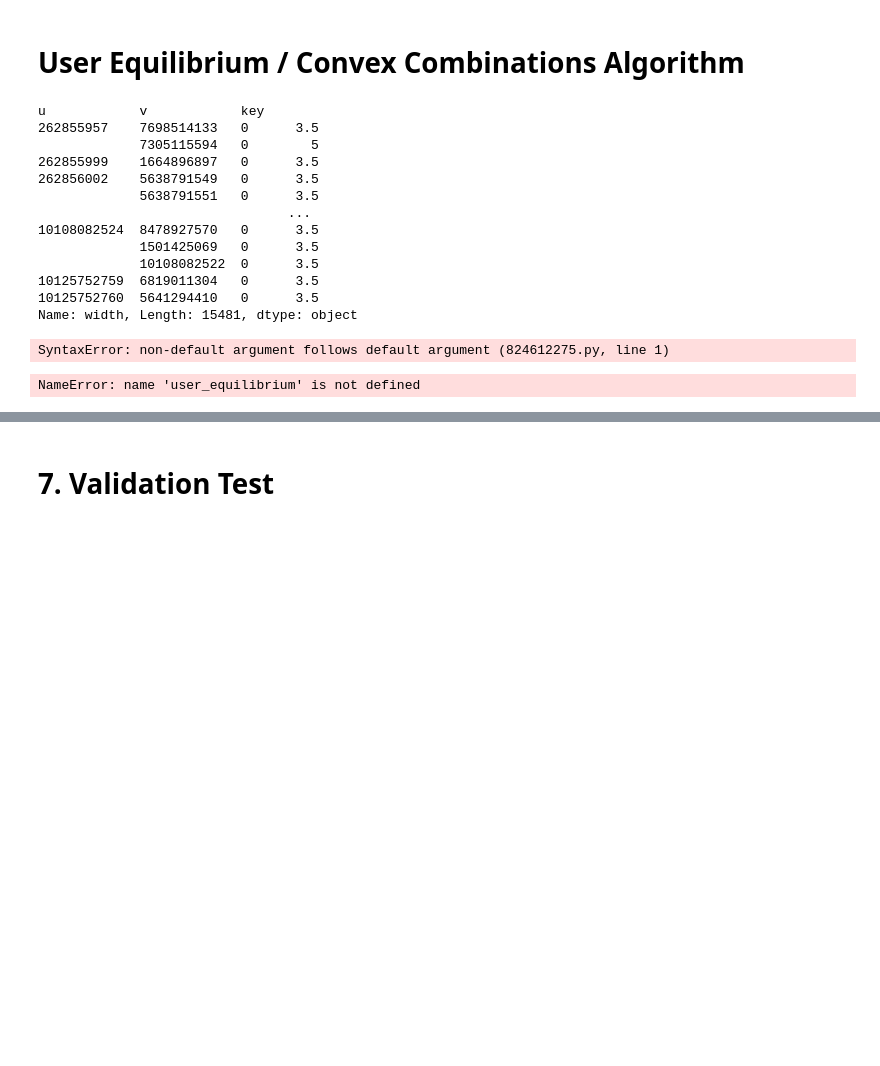
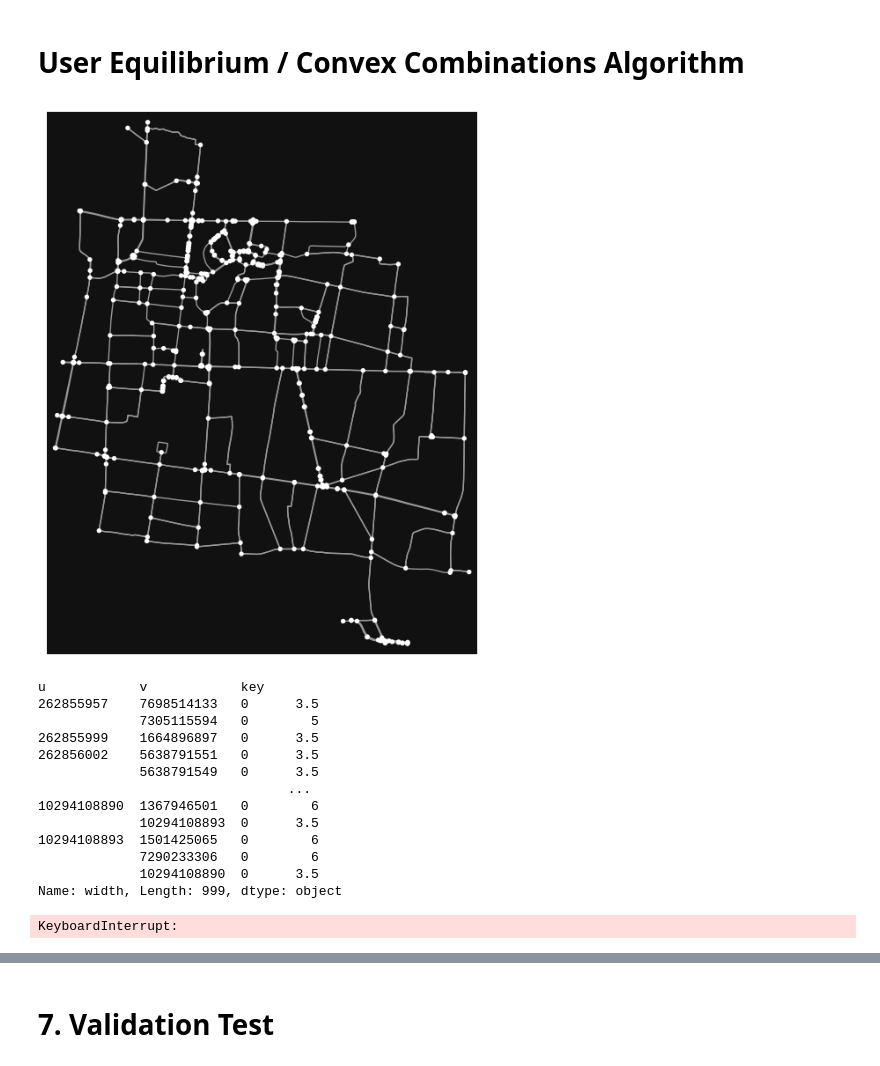
Before and after one commit to Ultios/traffix, a Jupyter notebook: notebook/DEMO new.ipynb, the cells around one changed output, grey strips where cells are left out. Saved outputs shown, nothing was run; the diff lists cells and outputs as text; code cells hidden in the pictures; blank space fills up the shorter version.

```diff
--- a/notebook/DEMO new.ipynb
+++ b/notebook/DEMO new.ipynb
@@ -510,30 +531,31 @@ flow = np.fromiter(Flow_from_OD(pd.read_excel('OD.xlsx',sheet_name='read')),
                    dtype=[('origin','int64'),('dests','int64'),('flow','int64')])
 flow = flow['flow']
 # %%
-G = ox.graph.graph_from_place("Kota Yogyakarta, Indonesia", network_type='drive', simplify=True)
+G = ox.graph.graph_from_place("Kota Yogyakarta, Indonesia",network_type='drive', simplify=True, custom_filter='["highway"~"primary|trunk|secondary|tertiary"]')
+ox.plot_graph(G)
 G = ox.add_edge_speeds(G)
 G = ox.add_edge_travel_times(G)
 G = add_edge_lanes(G)
 G = add_edge_width(G)
 G = add_edge_capacity(G)
 G = flatten_osmid(G)
 # %% [output]
+[figure, added]
 u            v            key
 262855957    7698514133   0      3.5
              7305115594   0        5
 262855999    1664896897   0      3.5
-262856002    5638791549   0      3.5
-             5638791551   0      3.5
+262856002    5638791551   0      3.5
+             5638791549   0      3.5
                                 ...
-10108082524  8478927570   0      3.5
-             1501425069   0      3.5
-             10108082522  0      3.5
-10125752759  6819011304   0      3.5
-10125752760  5641294410   0      3.5
-Name: width, Length: 15481, dtype: object
+10294108890  1367946501   0        6
+             10294108893  0      3.5
+10294108893  1501425065   0        6
+             7290233306   0        6
+             10294108890  0      3.5
+Name: width, Length: 999, dtype: object
 # %%
-def CCA(G, nodes, flow, convergence, alpha=0.15, alpha=4):
-
+def CCA(G, nodes_OD, flow, convergence=0.01, alpha=0.15, beta=4):
     #Initialize initial time_travel column based on travel time column
     #from ox.add_edge_travel_times
     G = add_edge_initial_travel_time(G)
@@ -543,7 +565,7 @@ def CCA(G, nodes, flow, convergence, alpha=0.15, alpha=4):
     G = OD_shortest_path(G, nodes, flow, flow_type='flow')
 
     condition = True
-
+    alpha_old = 2
     while condition == True:
 
         #Update travel time
@@ -555,15 +577,13 @@ def CCA(G, nodes, flow, convergence, alpha=0.15, alpha=4):
 
         # line search using bisection method
         alpha = bisection(G, alpha=alpha, beta=beta)
-        if alpha < convergence:
+        if abs(alpha-alpha_old) < convergence:
             condition = False
-
+        alpha_old = alpha
         #updating mainflow based on optimal move size and auxflow
         G = update_mainflow(G, alpha)
     return G
-# %% [output]
-SyntaxError: non-default argument follows default argument (824612275.py, line 1)
 # %%
-ue = user_equilibrium(jalan_jogja, pd.read_excel('OD.xlsx',sheet_name='read'), nodes )
+ue = CCA(G, nodes, flow, convergence=0.00001)
 # %% [output]
-NameError: name 'user_equilibrium' is not defined
+KeyboardInterrupt:
```
Also changed, not shown: parts of 12 cells of this notebook.
